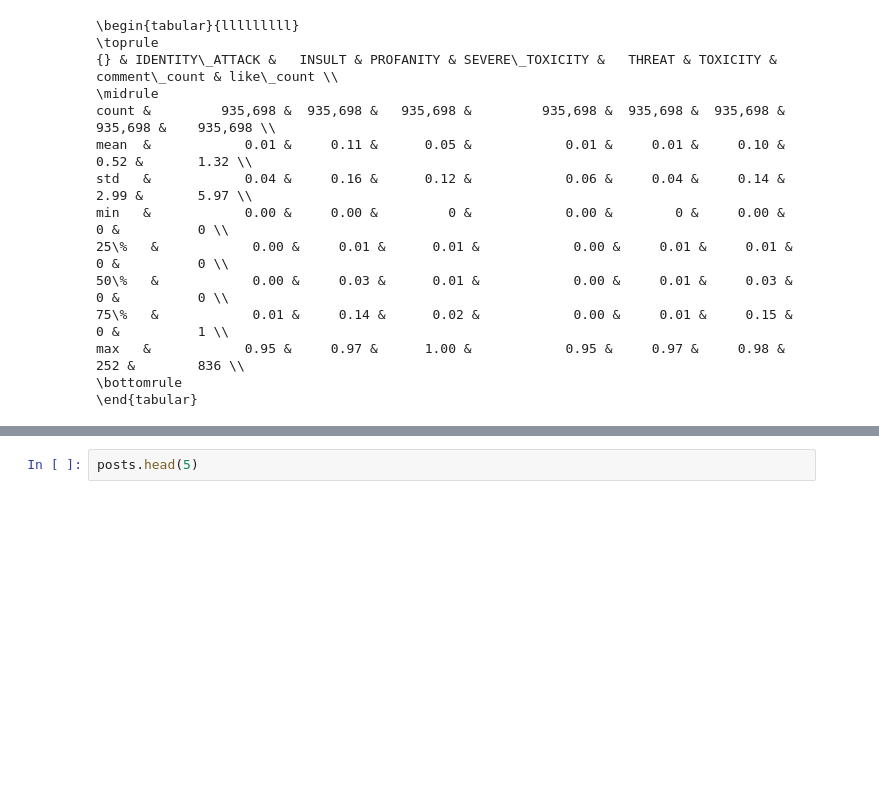
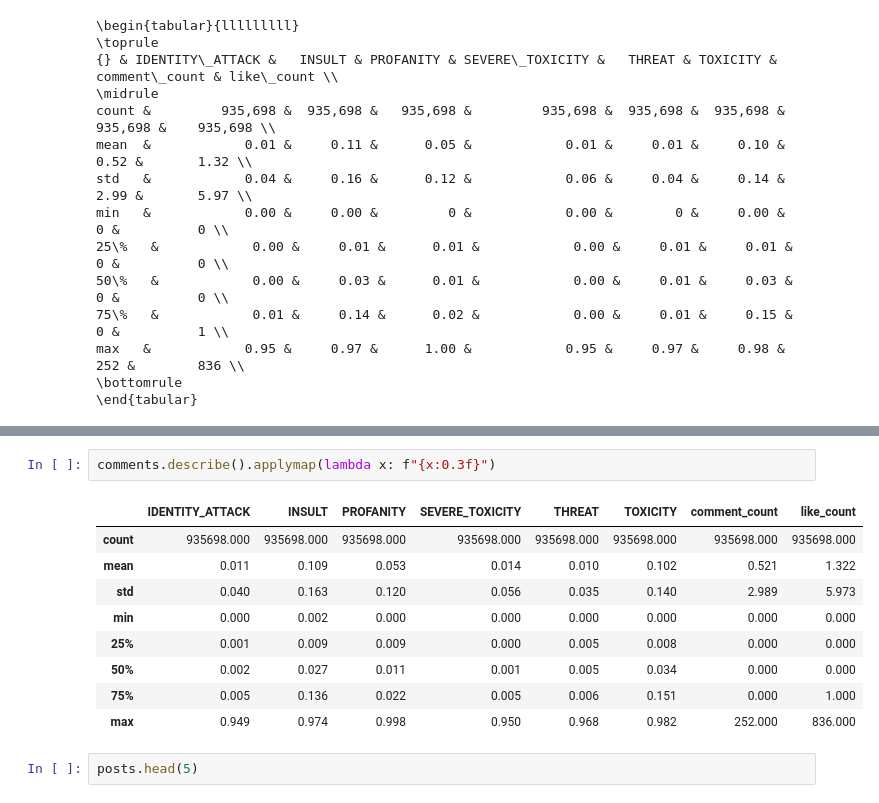
Before and after one commit to caseguin/GLO-7027, a Jupyter notebook: charles_workspace/charles_cleaning.ipynb, the cells around one changed output, grey strips where cells are left out. Saved outputs shown, nothing was run; the diff lists cells and outputs as text; blank space fills up the shorter version.

Commit message:
Création des tableau du projet 1

```diff
--- a/charles_workspace/charles_cleaning.ipynb
+++ b/charles_workspace/charles_cleaning.ipynb
@@ -70,3 +58,15 @@ comments.describe()
+# %%
+comments.describe().applymap(lambda x: f"{x:0.3f}")
+# %% [output]
+|  | IDENTITY_ATTACK | INSULT | PROFANITY | SEVERE_TOXICITY | THREAT | TOXICITY | comment_count | like_count |
+| count | 935698.000 | 935698.000 | 935698.000 | 935698.000 | 935698.000 | 935698.000 | 935698.000 | 935698.000 |
+| mean | 0.011 | 0.109 | 0.053 | 0.014 | 0.010 | 0.102 | 0.521 | 1.322 |
+| std | 0.040 | 0.163 | 0.120 | 0.056 | 0.035 | 0.140 | 2.989 | 5.973 |
+| min | 0.000 | 0.002 | 0.000 | 0.000 | 0.000 | 0.000 | 0.000 | 0.000 |
+| 25% | 0.001 | 0.009 | 0.009 | 0.000 | 0.005 | 0.008 | 0.000 | 0.000 |
+| 50% | 0.002 | 0.027 | 0.011 | 0.001 | 0.005 | 0.034 | 0.000 | 0.000 |
+| 75% | 0.005 | 0.136 | 0.022 | 0.005 | 0.006 | 0.151 | 0.000 | 1.000 |
+| max | 0.949 | 0.974 | 0.998 | 0.950 | 0.968 | 0.982 | 252.000 | 836.000 |
 # %%
 posts.head(5)
 # %% [output]
```
Also changed, not shown: parts of 1 cell of this notebook, 2 other files.
